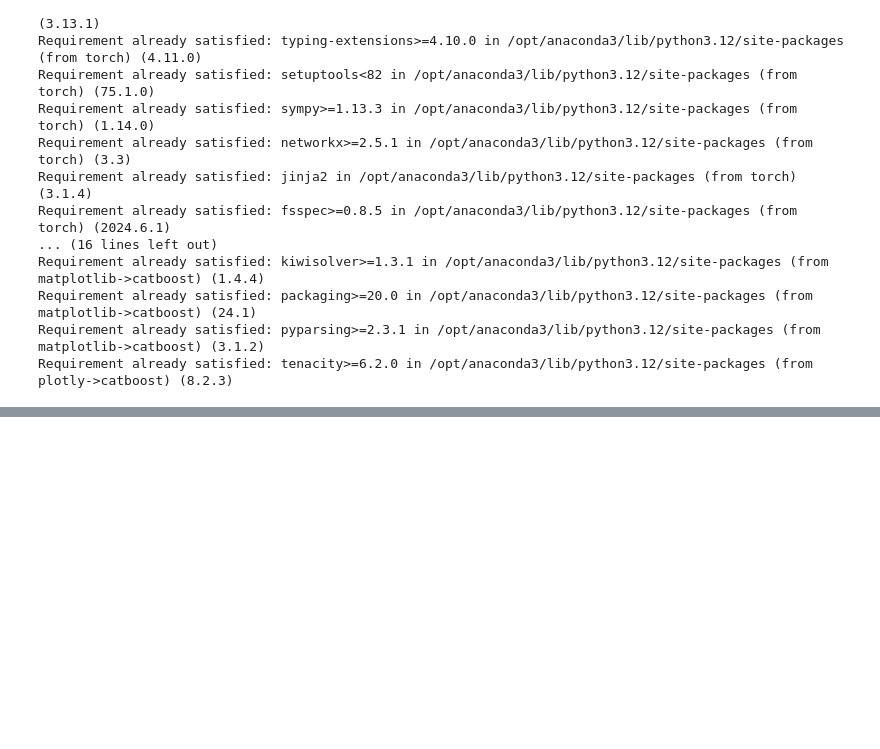
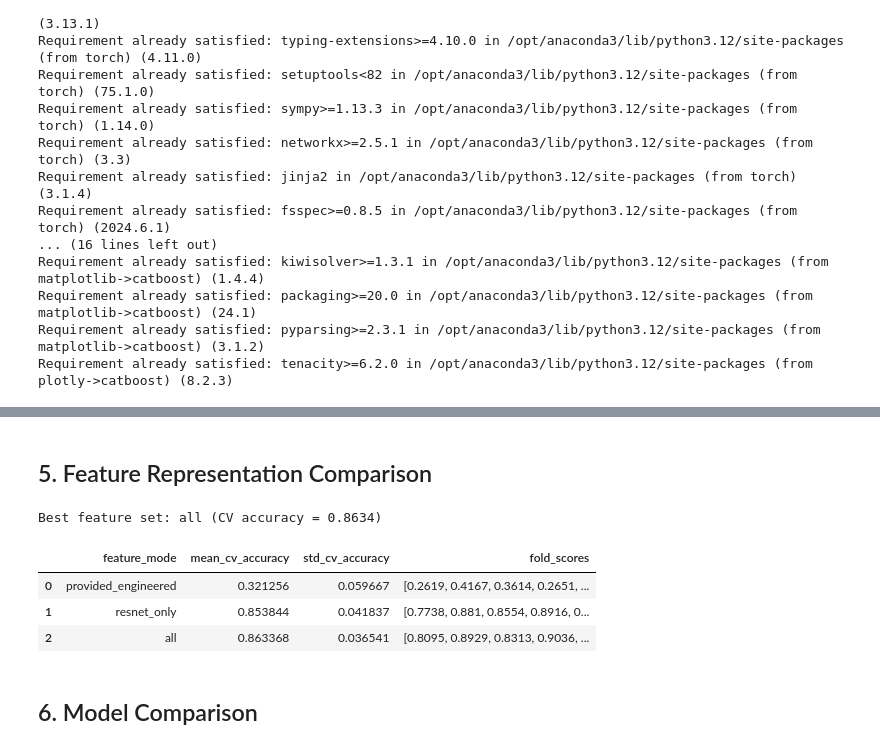
Before and after one commit to paigenewin/coarse-to-fine-image-classification, a Jupyter notebook: notebooks/fine_grained_classification.ipynb, the cells around one changed output, grey strips where cells are left out. Saved outputs shown, nothing was run; the diff lists cells and outputs as text; code cells hidden in the pictures; blank space fills up the shorter version.

Commit message:
final code and results for fine grained task

```diff
--- a/notebooks/fine_grained_classification.ipynb
+++ b/notebooks/fine_grained_classification.ipynb
@@ -560,8 +597,12 @@ def save_kaggle_predictions(
 
     print(f"Saved predictions to: {output_path}")
     print(submission.head())
+# %% [markdown]
+## 5. Feature Representation Comparison
 # %%
-# Compare the effectiveness of different feature sets # using the selected classification model.feature_comparison_results = []
+# Compare the effectiveness of different feature sets # using the selected classification model.
+
+feature_comparison_results = []
 
 for mode in ["provided_engineered", "resnet_only", "all"]:
 
@@ -577,33 +618,41 @@ for mode in ["provided_engineered", "resnet_only", "all"]:
             max_features="sqrt",
             min_samples_leaf=2,
             class_weight="balanced",
             n_jobs=1,
             random_state=RANDOM_STATE
         )
     }
 
     results = evaluate_models(X, y, model)
 
     feature_comparison_results.append({
         "feature_mode": mode,
         "mean_cv_accuracy": results.iloc[0]["mean_cv_accuracy"],
         "std_cv_accuracy": results.iloc[0]["std_cv_accuracy"],
         "fold_scores": results.iloc[0]["fold_scores"]
     })
 
 feature_comparison_df = pd.DataFrame(feature_comparison_results)
 
 best_feature_row = feature_comparison_df.sort_values(
     "mean_cv_accuracy",
     ascending=False
 ).iloc[0]
 
 print(
     f"Best feature set: {best_feature_row['feature_mode']} "
     f"(CV accuracy = {best_feature_row['mean_cv_accuracy']:.4f})"
 )
 
 feature_comparison_df
+# %% [output]
+Best feature set: all (CV accuracy = 0.8634)
+|  | feature_mode | mean_cv_accuracy | std_cv_accuracy | fold_scores |
+| 0 | provided_engineered | 0.321256 | 0.059667 | [0.2619, 0.4167, 0.3614, 0.2651, ... |
+| 1 | resnet_only | 0.853844 | 0.041837 | [0.7738, 0.881, 0.8554, 0.8916, 0... |
+| 2 | all | 0.863368 | 0.036541 | [0.8095, 0.8929, 0.8313, 0.9036, ... |
+# %% [markdown]
+## 6. Model Comparison
 # %%
 # Prepare the final feature set, display dataset statistics, train top 3 models and evaluate their performance.
 feature_mode = "all"
```
Also changed, not shown: parts of 12 cells of this notebook.
